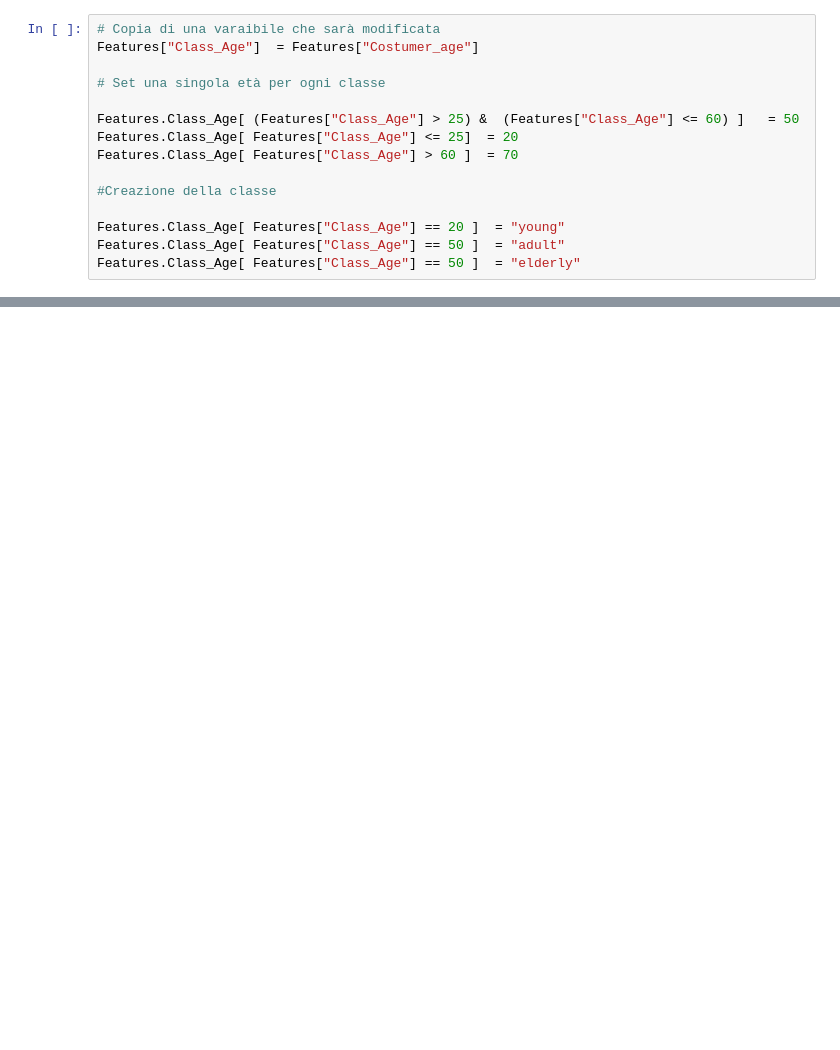
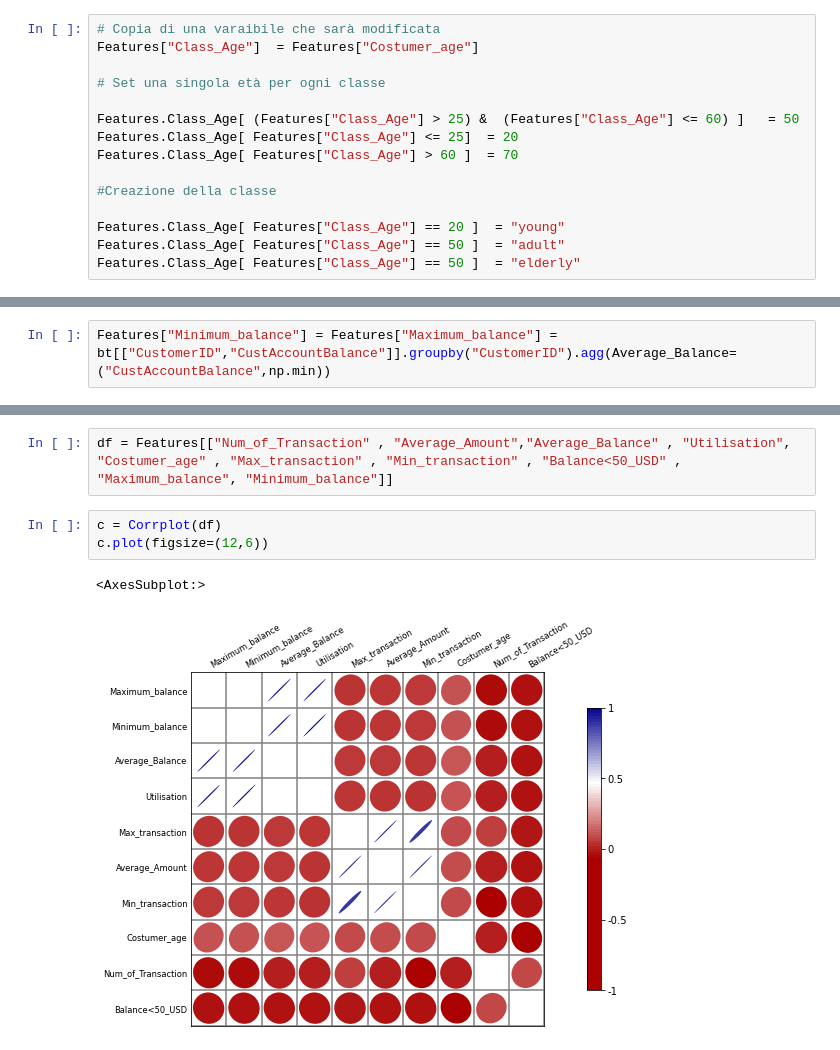
Before and after one commit to PaoloBarba/ADM_HW4, a Jupyter notebook: 2. Grouping customers together!.ipynb, the cells around one changed output, grey strips where cells are left out. Drawn from its saved outputs; the diff is of its cells as text; blank space fills up the shorter version.

```diff
--- a/2. Grouping customers together!.ipynb
+++ b/2. Grouping customers together!.ipynb
@@ -159,3 +172,5 @@ Features
 | C9099941 | 1 | 1 | 50.0 | 35295.920 | 35245.920 | M | ... |
 | C9099956 | 1 | 1 | 855.0 | 6968.930 | 6113.930 | M | ... |
 839081 rows × 15 columns
+# %%
+Features["Minimum_balance"] = Features["Maximum_balance"] = bt[["CustomerID","CustAccountBalance"]].groupby("CustomerID").agg(Average_Balance=("CustAccountBalance",np.min))
@@ -161,0 +225,8 @@ Features
+# %%
+df = Features[["Num_of_Transaction" , "Average_Amount","Average_Balance" , "Utilisation",  "Costumer_age" , "Max_transaction" , "Min_transaction" , "Balance<50_USD" , "Maximum_balance", "Minimum_balance"]]
+# %%
+c = Corrplot(df)
+c.plot(figsize=(12,6))
+# %% [output]
+<AxesSubplot:>
+[figure, added]
```
Also changed, not shown: parts of 25 cells of this notebook, 3 other files.
